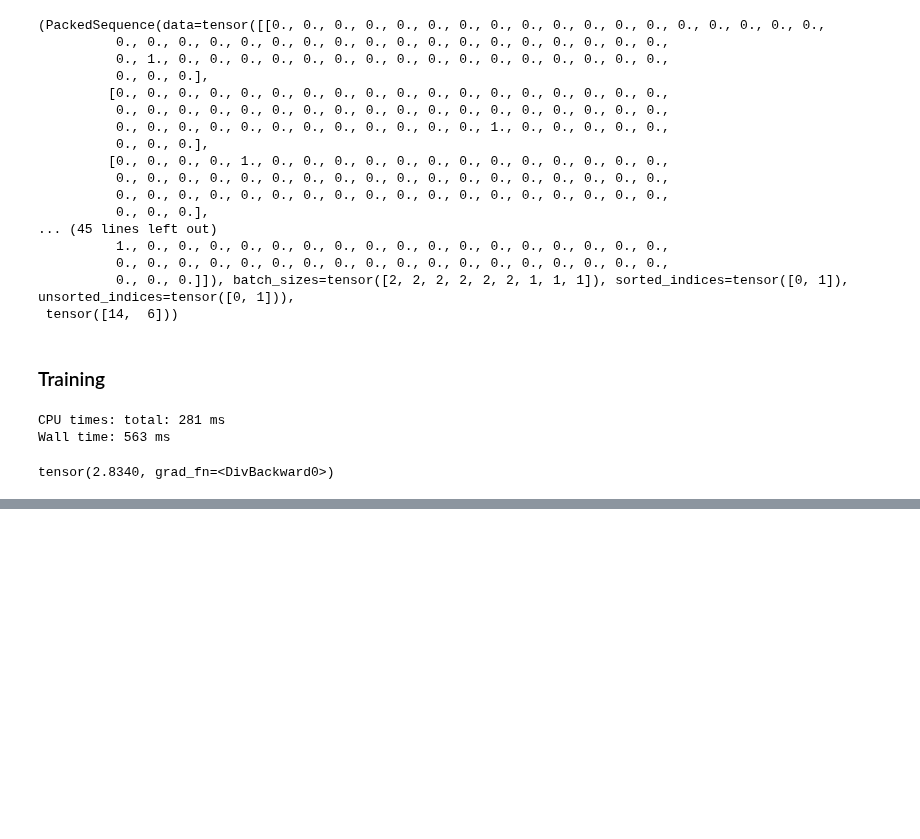
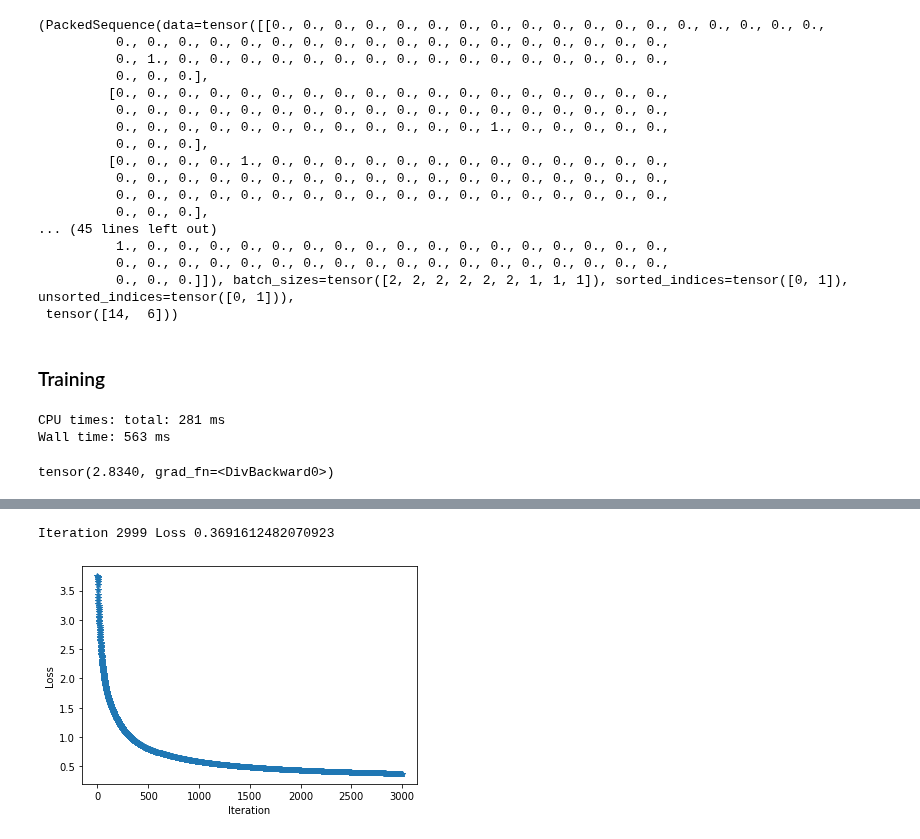
Before and after one commit to guntsvzz/DSAI-AIT, a Jupyter notebook: Course/Recent Trends in Machine Learning/Labolatory/09-RNNs/st123012-09-RNNs.ipynb, the cells around one changed output, grey strips where cells are left out. Saved outputs shown, nothing was run; the diff lists cells and outputs as text; code cells hidden in the pictures; blank space fills up the shorter version.

```diff
--- a/Course/Recent Trends in Machine Learning/Labolatory/09-RNNs/st123012-09-RNNs.ipynb
+++ b/Course/Recent Trends in Machine Learning/Labolatory/09-RNNs/st123012-09-RNNs.ipynb
@@ -848,0 +934,3 @@ Do a bit of research on similar problems such as named entity recognition, find
+# %%
+from sklearn.model_selection import train_test_split
+X_train, X_test, y_train, y_test = train_test_split(all_words, all_tags, test_size = 0.3, random_state = 555) #, stratify = pos)
@@ -848,0 +1270,9 @@ Do a bit of research on similar problems such as named entity recognition, find
+# %%
+import torch.optim as optim
+
+model = RNN_model(n_letters, n_hidden, n_categories).to(device)
+criterion = nn.NLLLoss().to(device)
+optimizer = optim.SGD(model.parameters(), lr=0.01, momentum=0.9)
+# %%
+#time for normal training
+train(model, optimizer, criterion, 256)
@@ -848,0 +1283,31 @@ Do a bit of research on similar problems such as named entity recognition, find
+# %%
+def train_setup(net, lr = 0.01, n_batches = 100, batch_size = 10, momentum = 0.9, display_freq=5, device = 'cpu'):
+    net = net.to(device)
+    criterion = nn.NLLLoss()
+    opt = optim.SGD(net.parameters(), lr=lr, momentum=momentum)
+
+    loss_arr = np.zeros(n_batches + 1)
+
+    for i in range(n_batches):
+        loss_arr[i+1] = (loss_arr[i]*i + train_batch(net, opt, criterion, batch_size, device))/(i + 1)
+
+        if i%display_freq == display_freq-1:
+            clear_output(wait=True)
+
+            print('Iteration', i, 'Loss', loss_arr[i])
+            # print('Top-1:', eval(net, len(X_test), 1, X_test, y_test), 'Top-2:', eval(net, len(X_test), 2, X_test, y_test))
+            plt.figure()
+            plt.plot(loss_arr[1:i], '-*')
+            plt.xlabel('Iteration')
+            plt.ylabel('Loss')
+            plt.show()
+            print('\n\n')
+
+    print('Top-1 Accuracy:', eval(net, len(X_test), 1, X_test, y_test, device), 'Top-2 Accuracy:', eval(net, len(X_test), 2, X_test, y_test, device))
+# %%
+#training RNN using batch technique
+model = RNN_model(n_letters, 128, n_tags)
+train_setup(model, lr=0.15, n_batches=3200, batch_size = 512, display_freq=500)
+# %% [output]
+Iteration 2999 Loss 0.3691612482070923
+[figure, added]
```
Also changed, not shown: parts of 40 cells of this notebook.
